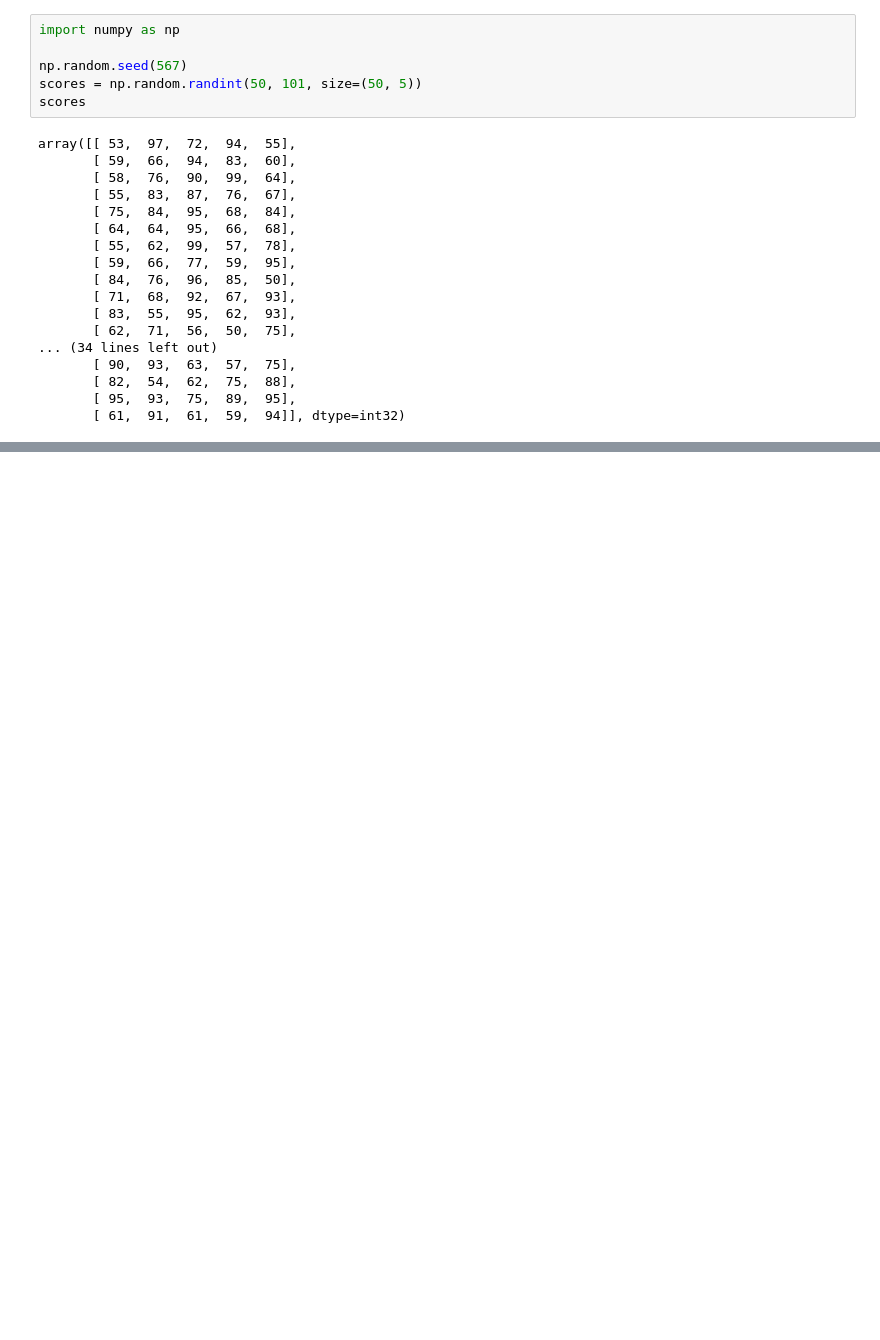
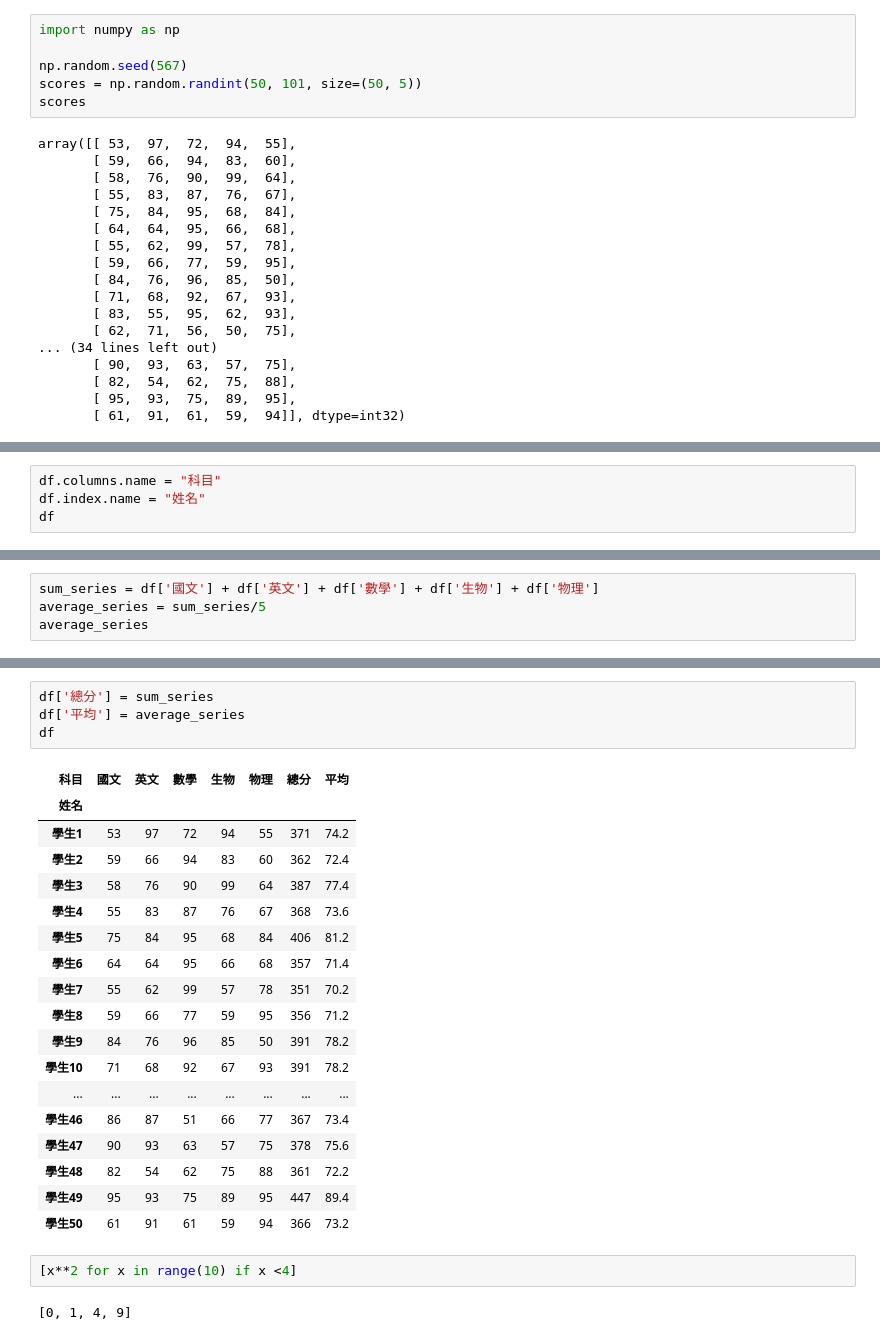
Before and after one commit to HUANGCHICHIEH/20250503chihlee, a Jupyter notebook: lesson3/lesson13_2.ipynb, the cells around one changed output, grey strips where cells are left out. Saved outputs shown, nothing was run; the diff lists cells and outputs as text; blank space fills up the shorter version.

```diff
--- a/lesson3/lesson13_2.ipynb
+++ b/lesson3/lesson13_2.ipynb
@@ -26,0 +33,4 @@ array([[ 53,  97,  72,  94,  55],
+# %%
+df.columns.name = "科目"
+df.index.name = "姓名"
+df
@@ -26,0 +76,4 @@ array([[ 53,  97,  72,  94,  55],
+# %%
+sum_series = df['國文'] + df['英文'] + df['數學'] + df['生物'] + df['物理']
+average_series = sum_series/5
+average_series
@@ -26,0 +98,27 @@ array([[ 53,  97,  72,  94,  55],
+# %%
+df['總分'] = sum_series
+df['平均'] = average_series
+df
+# %% [output]
+| 科目 | 國文 | 英文 | 數學 | 生物 | 物理 | 總分 | 平均 |
+| 姓名 |  |  |  |  |  |  |  |
+| 學生1 | 53 | 97 | 72 | 94 | 55 | 371 | 74.2 |
+| 學生2 | 59 | 66 | 94 | 83 | 60 | 362 | 72.4 |
+| 學生3 | 58 | 76 | 90 | 99 | 64 | 387 | 77.4 |
+| 學生4 | 55 | 83 | 87 | 76 | 67 | 368 | 73.6 |
+| 學生5 | 75 | 84 | 95 | 68 | 84 | 406 | 81.2 |
+| 學生6 | 64 | 64 | 95 | 66 | 68 | 357 | 71.4 |
+| 學生7 | 55 | 62 | 99 | 57 | 78 | 351 | 70.2 |
+| 學生8 | 59 | 66 | 77 | 59 | 95 | 356 | 71.2 |
+| 學生9 | 84 | 76 | 96 | 85 | 50 | 391 | 78.2 |
+| 學生10 | 71 | 68 | 92 | 67 | 93 | 391 | 78.2 |
+| ... | ... | ... | ... | ... | ... | ... | ... |
+| 學生46 | 86 | 87 | 51 | 66 | 77 | 367 | 73.4 |
+| 學生47 | 90 | 93 | 63 | 57 | 75 | 378 | 75.6 |
+| 學生48 | 82 | 54 | 62 | 75 | 88 | 361 | 72.2 |
+| 學生49 | 95 | 93 | 75 | 89 | 95 | 447 | 89.4 |
+| 學生50 | 61 | 91 | 61 | 59 | 94 | 366 | 73.2 |
+# %%
+[x**2 for x in range(10) if x <4]
+# %% [output]
+[0, 1, 4, 9]
```
Also changed, not shown: parts of 4 cells of this notebook.
